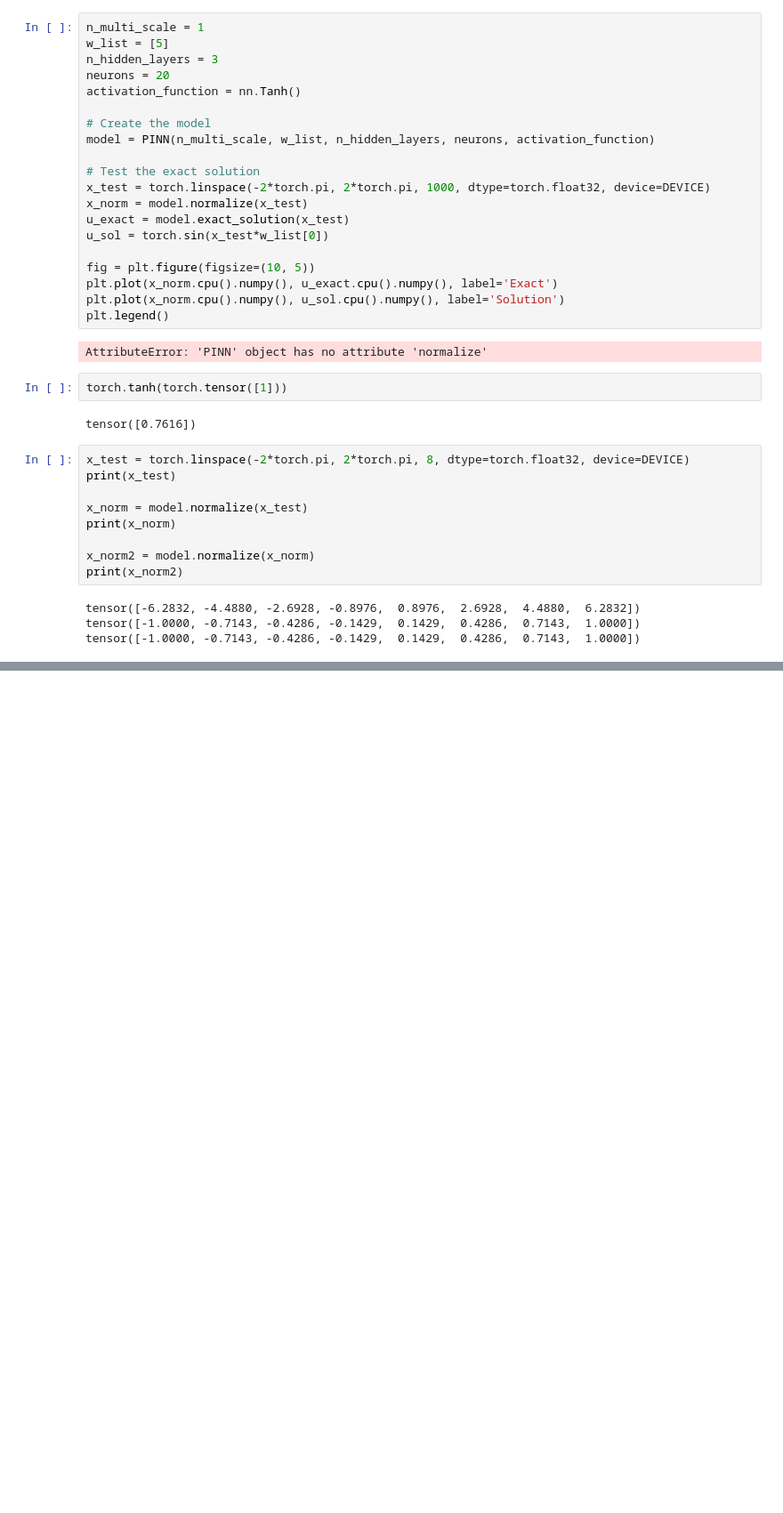
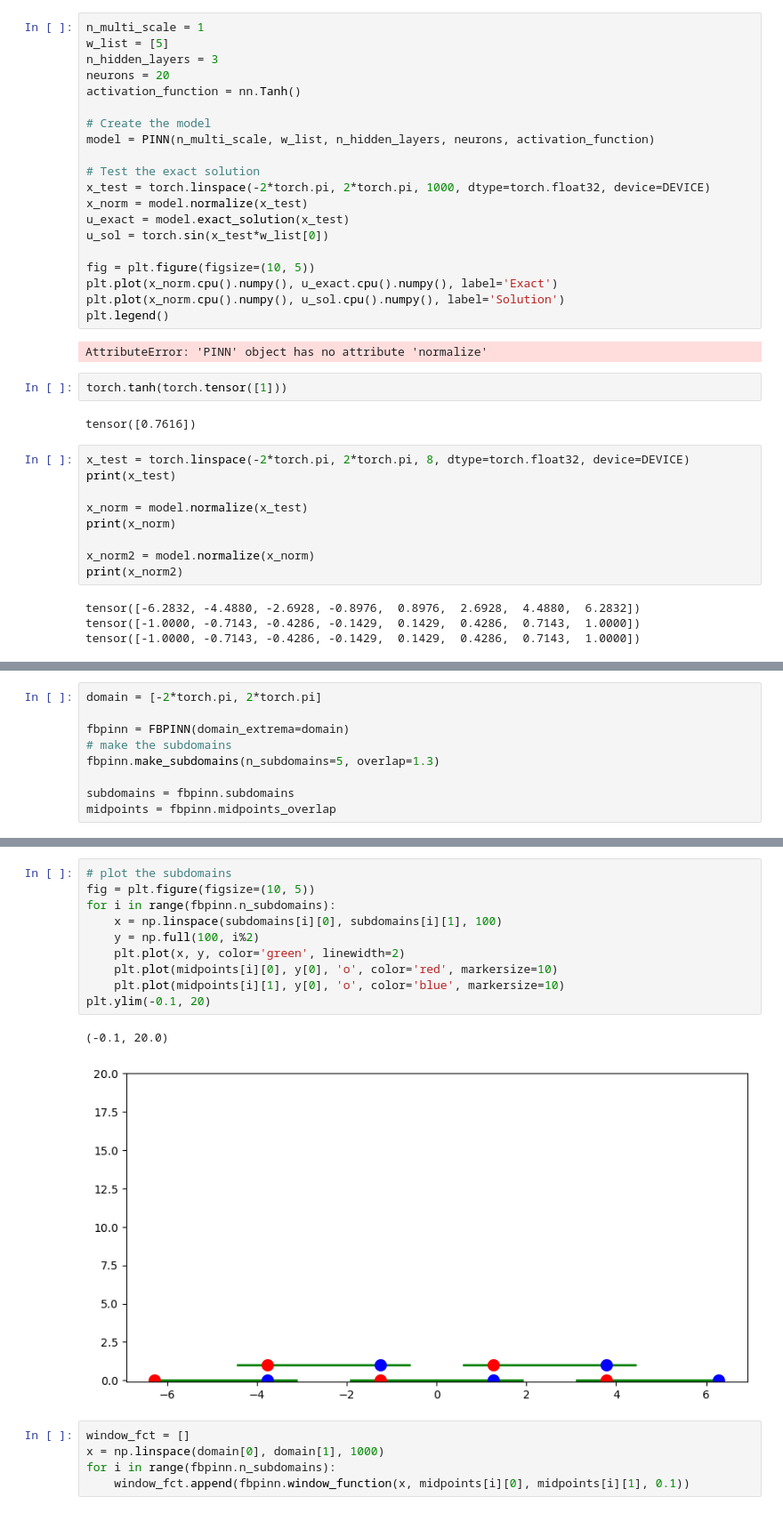
Before and after one commit to guglielmopacifico/DeepLearning, a Jupyter notebook: Task_B/test.ipynb, the cells around one changed output, grey strips where cells are left out. Shown at 89% size. Drawn from its saved outputs; the diff is of its cells as text; blank space fills up the shorter version.

```diff
--- a/Task_B/test.ipynb
+++ b/Task_B/test.ipynb
@@ -134,0 +137,9 @@ tensor([-1.0000, -0.7143, -0.4286, -0.1429,  0.1429,  0.4286,  0.7143,  1.0000])
+# %%
+domain = [-2*torch.pi, 2*torch.pi]
+
+fbpinn = FBPINN(domain_extrema=domain)
+# make the subdomains
+fbpinn.make_subdomains(n_subdomains=5, overlap=1.3)
+
+subdomains = fbpinn.subdomains
+midpoints = fbpinn.midpoints_overlap
@@ -134,0 +162,18 @@ tensor([-1.0000, -0.7143, -0.4286, -0.1429,  0.1429,  0.4286,  0.7143,  1.0000])
+# %%
+# plot the subdomains
+fig = plt.figure(figsize=(10, 5))
+for i in range(fbpinn.n_subdomains):
+    x = np.linspace(subdomains[i][0], subdomains[i][1], 100)
+    y = np.full(100, i%2)
+    plt.plot(x, y, color='green', linewidth=2)
+    plt.plot(midpoints[i][0], y[0], 'o', color='red', markersize=10)
+    plt.plot(midpoints[i][1], y[0], 'o', color='blue', markersize=10)
+plt.ylim(-0.1, 20)
+# %% [output]
+(-0.1, 20.0)
+[figure, added]
+# %%
+window_fct = []
+x = np.linspace(domain[0], domain[1], 1000)
+for i in range(fbpinn.n_subdomains):
+    window_fct.append(fbpinn.window_function(x, midpoints[i][0], midpoints[i][1], 0.1))
```
Also changed, not shown: parts of 8 cells of this notebook, 1 other file.
